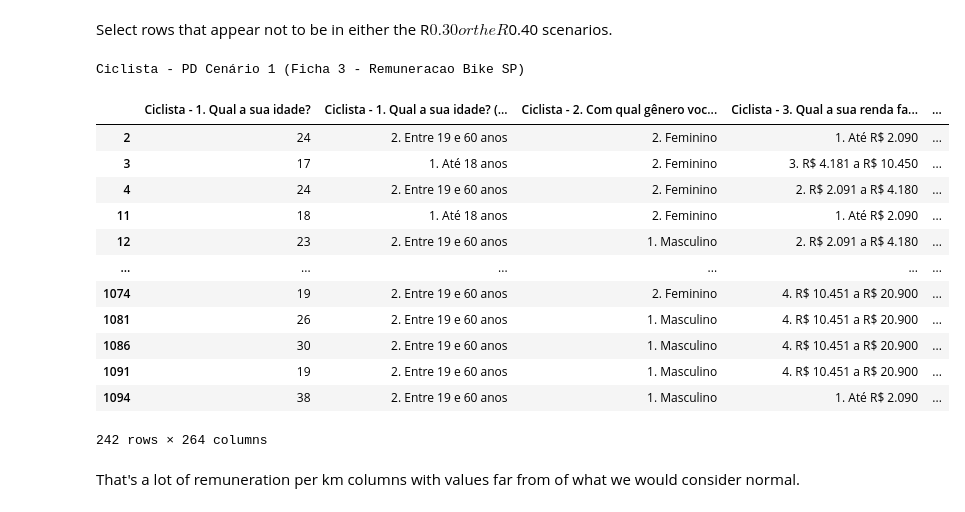
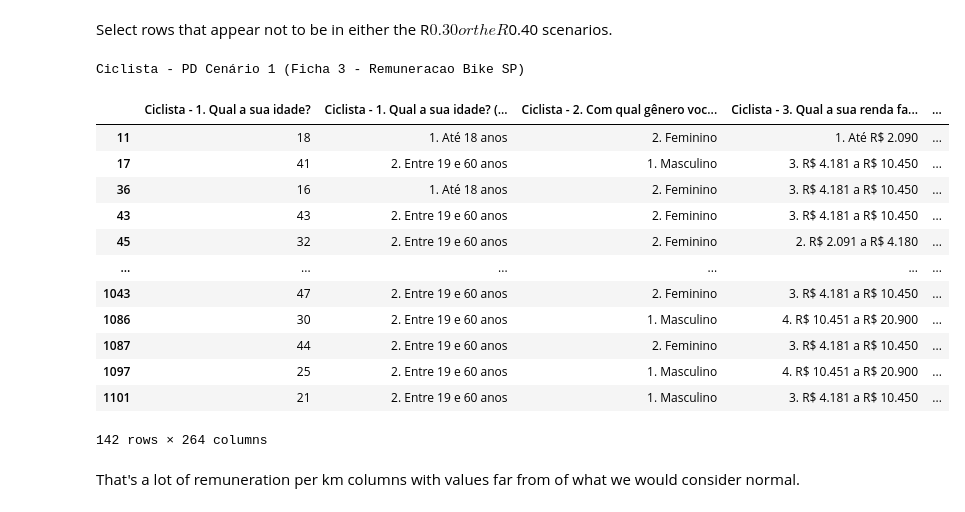
Before and after one commit to anayflima/bikesp-analysis, a Jupyter notebook: data_analysis/WB/matrices_time_distance.ipynb, the cells around one changed output. Drawn from its saved outputs; the diff is of its cells as text; code cells hidden in the pictures.

Commit message:
feat: Add remuneration treatment to matrices distance notebook

```diff
--- a/data_analysis/WB/matrices_time_distance.ipynb
+++ b/data_analysis/WB/matrices_time_distance.ipynb
@@ -380,24 +491,11 @@ remuneration[1]
 ### Transform to float
 
 Since the money is shown as a string rather than a float, we'll have to convert it
-# %%
-import locale
-
-def currency_to_float(money):
-    if money:
-        locale.setlocale(locale.LC_ALL, 'pt_BR.UTF8')
-        try:
-            return locale.atof(money.strip("R$"))
-        except:
-            # case of money string as R$ - (no money was given)
-            return float(0)
-    else:
-        return money
 # %%
 remuneration = remuneration.apply(currency_to_float)
 # %%
-column2 = 'Ciclista - PD Cenário 1 (Ficha 3 - Remuneracao Bike SP)'
-remuneration2 = data[column2]
+column = 'Ciclista - PD Cenário 1 (Ficha 3 - Remuneracao Bike SP)'
+remuneration2 = data[column]
 # %%
 remuneration2 = remuneration2.apply(currency_to_float)
 remuneration2
@@ -511,5 +600,14 @@ array(['Ciclista - PD Cenário 1 (Ficha 2 - Remuneracao Bike SP)',
 for column in remuneration_columns:
     merge[column] = merge[column].apply(currency_to_float)
 # %%
+# def divide_per_distance(value):
+#     if value == 0:
+#         return 0
+#     else
+
+
 for column in remuneration_columns:
-    merge[column + ' per km'] = merge[column]/merge['distancia_aprox (km)']
+    if merge['distancia_aprox (km)'] != 0:
+        merge[column + ' per km'] = merge[column]/merge['distancia_aprox (km)']
+    else:
+        merge[column + ' per km'] = 0
@@ -515,0 +624,13 @@ for column in remuneration_columns:
+# %%
+# adding a new column and setting the values to "none"
+denominator = 'distancia_aprox (km)'
+
+for column in remuneration_columns:
+    merge[column + ' per km'] = -1
+    for i in range(len(merge)):
+        if merge[denominator][i] != 0:
+            # print(merge[denominator][i])
+            merge[column + ' per km'][i] = merge[column][i]/merge[denominator][i]
+            if merge[column + ' per km'][i] == float("inf"):
+                print('INF!')
+                break
@@ -534,24 +684,24 @@ Select rows that appear not to be in either the R$0.30 or the R$0.40 scenarios.
 # %%
 # for column in remuneration_columns:
 column = remuneration_columns[1]
 print(column)
 column = column + ' per km'
-merge[(merge[column] != 0) & ((merge[column] < 0.25) | (merge[column] > 0.45))]
+merge[(merge[column] != 0) & (merge[column] != -1) & ((merge[column] < 0.23) | (merge[column] > 0.47))]
 # %% [output]
 Ciclista - PD Cenário 1 (Ficha 3 - Remuneracao Bike SP)
 |  | Ciclista - 1. Qual a sua idade? | Ciclista - 1. Qual a sua idade? (... | Ciclista - 2. Com qual gênero voc... | Ciclista - 3. Qual a sua renda fa... | ... |
-| 2 | 24 | 2. Entre 19 e 60 anos | 2. Feminino | 1. Até R$ 2.090 | ... |
-| 3 | 17 | 1. Até 18 anos | 2. Feminino | 3. R$ 4.181 a R$ 10.450 | ... |
-| 4 | 24 | 2. Entre 19 e 60 anos | 2. Feminino | 2. R$ 2.091 a R$ 4.180 | ... |
 | 11 | 18 | 1. Até 18 anos | 2. Feminino | 1. Até R$ 2.090 | ... |
-| 12 | 23 | 2. Entre 19 e 60 anos | 1. Masculino | 2. R$ 2.091 a R$ 4.180 | ... |
+| 17 | 41 | 2. Entre 19 e 60 anos | 1. Masculino | 3. R$ 4.181 a R$ 10.450 | ... |
+| 36 | 16 | 1. Até 18 anos | 2. Feminino | 3. R$ 4.181 a R$ 10.450 | ... |
+| 43 | 43 | 2. Entre 19 e 60 anos | 2. Feminino | 3. R$ 4.181 a R$ 10.450 | ... |
+| 45 | 32 | 2. Entre 19 e 60 anos | 2. Feminino | 2. R$ 2.091 a R$ 4.180 | ... |
 | ... | ... | ... | ... | ... | ... |
-| 1074 | 19 | 2. Entre 19 e 60 anos | 2. Feminino | 4. R$ 10.451 a R$ 20.900 | ... |
-| 1081 | 26 | 2. Entre 19 e 60 anos | 1. Masculino | 4. R$ 10.451 a R$ 20.900 | ... |
+| 1043 | 47 | 2. Entre 19 e 60 anos | 2. Feminino | 3. R$ 4.181 a R$ 10.450 | ... |
 | 1086 | 30 | 2. Entre 19 e 60 anos | 1. Masculino | 4. R$ 10.451 a R$ 20.900 | ... |
-| 1091 | 19 | 2. Entre 19 e 60 anos | 1. Masculino | 4. R$ 10.451 a R$ 20.900 | ... |
-| 1094 | 38 | 2. Entre 19 e 60 anos | 1. Masculino | 1. Até R$ 2.090 | ... |
+| 1087 | 44 | 2. Entre 19 e 60 anos | 2. Feminino | 3. R$ 4.181 a R$ 10.450 | ... |
+| 1097 | 25 | 2. Entre 19 e 60 anos | 1. Masculino | 4. R$ 10.451 a R$ 20.900 | ... |
+| 1101 | 21 | 2. Entre 19 e 60 anos | 1. Masculino | 3. R$ 4.181 a R$ 10.450 | ... |
-242 rows × 264 columns
+142 rows × 264 columns
 # %% [markdown]
 That's a lot of remuneration per km columns with values far from of what we would consider normal.
 # %%
```
Also changed, not shown: parts of 25 cells of this notebook.
